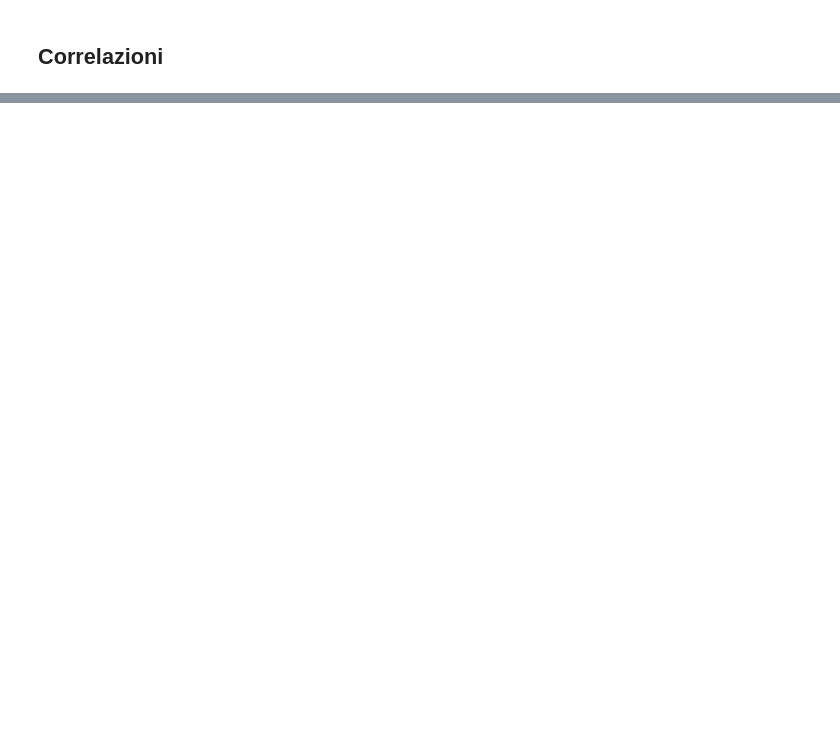
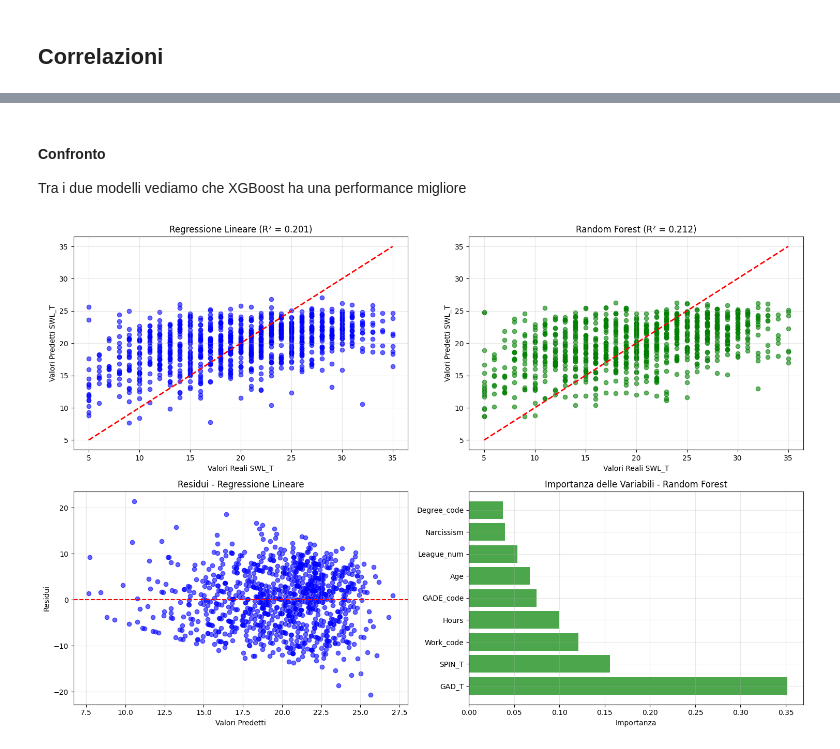
Before and after one commit to leonardogrimaldi/Progetto_Data_Intensive_24-25, a Jupyter notebook: main.ipynb, the cells around one changed output, grey strips where cells are left out. Saved outputs shown, nothing was run; the diff lists cells and outputs as text; code cells hidden in the pictures; blank space fills up the shorter version.

Commit message:
modelli di regressione e riferimenti bibliografici

```diff
--- a/main.ipynb
+++ b/main.ipynb
@@ -303,0 +533,43 @@ sns.heatmap(corr_matrix, annot=True, cmap='coolwarm', fmt=".2f")
+# %% [markdown]
+#### Confronto
+Tra i due modelli vediamo che XGBoost ha una performance migliore
+# %%
+# Visualizzazione dei risultati
+fig, axes = plt.subplots(2, 2, figsize=(15, 10))
+
+# 1. Valori predetti vs valori reali - Regressione Lineare
+axes[0,0].scatter(y_val, y_pred_lr_val, alpha=0.6, color='blue')
+axes[0,0].plot([y_val.min(), y_val.max()], [y_val.min(), y_val.max()], 'r--', lw=2)
+axes[0,0].set_xlabel('Valori Reali SWL_T')
+axes[0,0].set_ylabel('Valori Predetti SWL_T')
+axes[0,0].set_title(f'Regressione Lineare (R² = {r2_score(y_val, y_pred_lr_val):.3f})')
+axes[0,0].grid(True, alpha=0.3)
+
+# 2. Valori predetti vs valori reali - Random Forest
+axes[0,1].scatter(y_val, y_pred_rf_val, alpha=0.6, color='green')
+axes[0,1].plot([y_val.min(), y_val.max()], [y_val.min(), y_val.max()], 'r--', lw=2)
+axes[0,1].set_xlabel('Valori Reali SWL_T')
+axes[0,1].set_ylabel('Valori Predetti SWL_T')
+axes[0,1].set_title(f'Random Forest (R² = {r2_score(y_val, y_pred_rf_val):.3f})')
+axes[0,1].grid(True, alpha=0.3)
+
+# 3. Residui - Regressione Lineare
+residuals_lr = y_val - y_pred_lr_val
+axes[1,0].scatter(y_pred_lr_val, residuals_lr, alpha=0.6, color='blue')
+axes[1,0].axhline(y=0, color='r', linestyle='--')
+axes[1,0].set_xlabel('Valori Predetti')
+axes[1,0].set_ylabel('Residui')
+axes[1,0].set_title('Residui - Regressione Lineare')
+axes[1,0].grid(True, alpha=0.3)
+
+# 4. Feature Importance - Random Forest
+importance_df_plot = importance_df
+axes[1,1].barh(importance_df_plot['Feature'], importance_df_plot['Importance'], color='green', alpha=0.7)
+axes[1,1].set_xlabel('Importanza')
+axes[1,1].set_title('Importanza delle Variabili - Random Forest')
+axes[1,1].grid(True, alpha=0.3)
+
+plt.tight_layout()
+plt.show()
+# %% [output]
+[figure, added]
```
Also changed, not shown: parts of 20 cells of this notebook.
